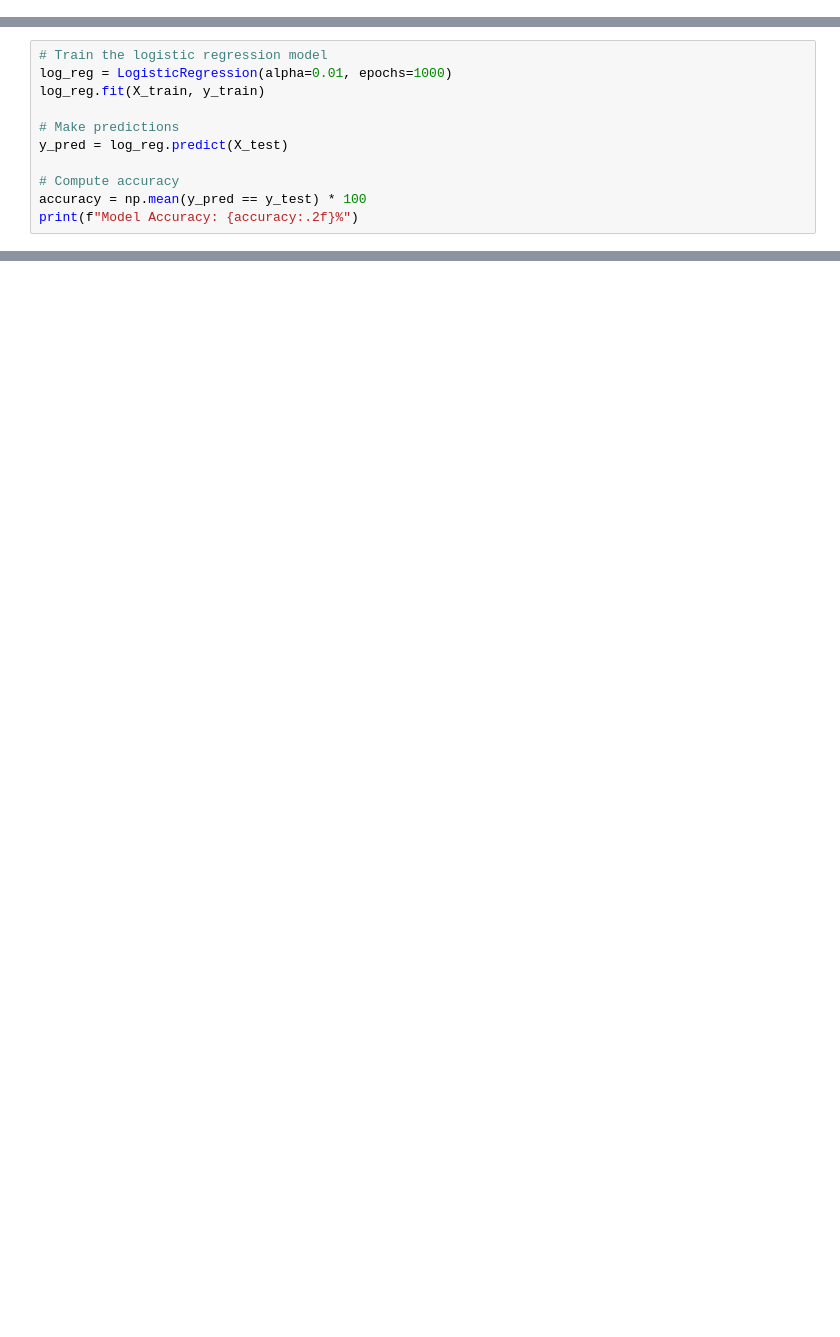
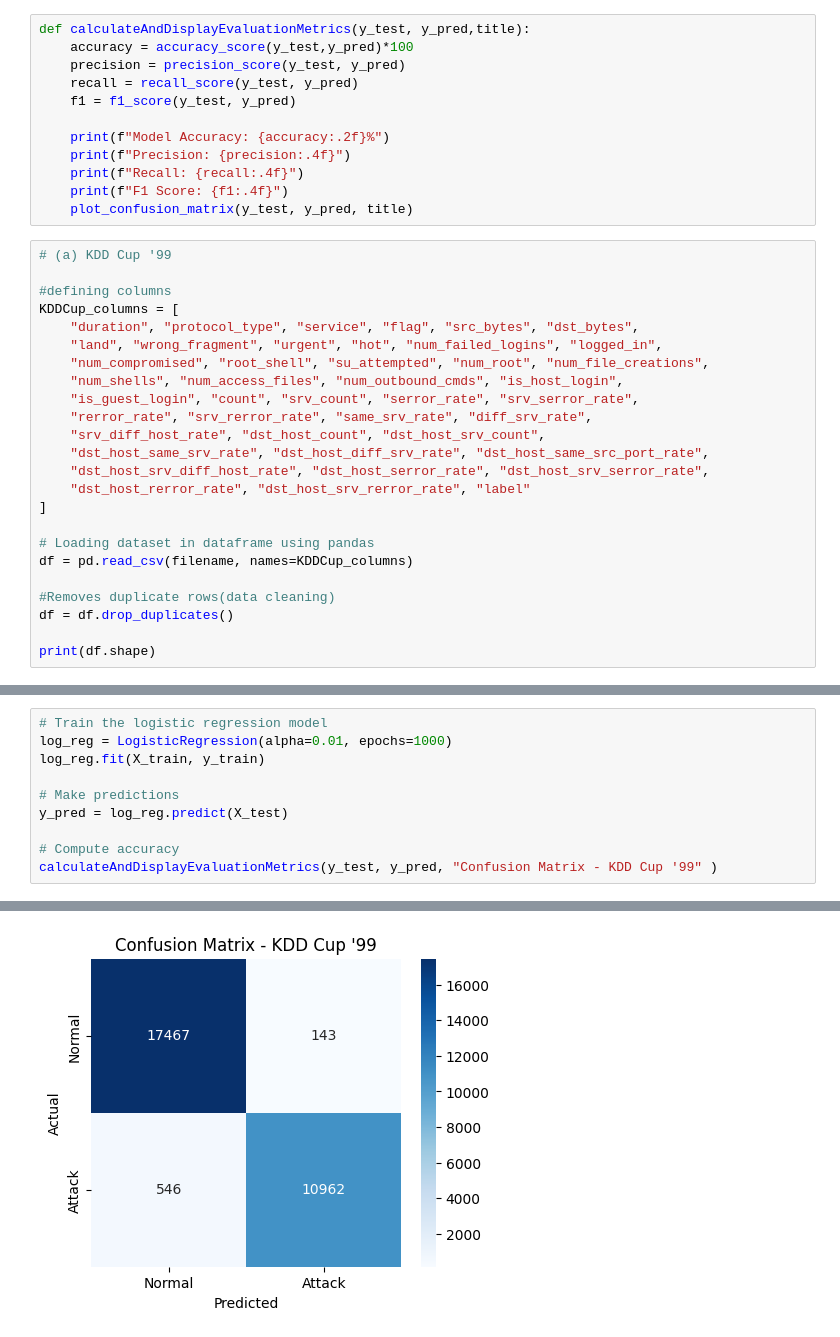
Before and after one commit to Satvik0110/Network-Intrusion-Detector, a Jupyter notebook: NID_using_LR.ipynb, the cells around one changed output, grey strips where cells are left out. Saved outputs shown, nothing was run; the diff lists cells and outputs as text; blank space fills up the shorter version.

Commit message:
Added more evaluation metrics and tried with NSL-KDD

```diff
--- a/NID_using_LR.ipynb
+++ b/NID_using_LR.ipynb
@@ -52,0 +83,36 @@ urlretrieve(url, filename)
+# %%
+def calculateAndDisplayEvaluationMetrics(y_test, y_pred,title):
+    accuracy = accuracy_score(y_test,y_pred)*100
+    precision = precision_score(y_test, y_pred)
+    recall = recall_score(y_test, y_pred)
+    f1 = f1_score(y_test, y_pred)
+
+    print(f"Model Accuracy: {accuracy:.2f}%")
+    print(f"Precision: {precision:.4f}")
+    print(f"Recall: {recall:.4f}")
+    print(f"F1 Score: {f1:.4f}")
+    plot_confusion_matrix(y_test, y_pred, title)
+# %%
+# (a) KDD Cup '99
+
+#defining columns
+KDDCup_columns = [
+    "duration", "protocol_type", "service", "flag", "src_bytes", "dst_bytes",
+    "land", "wrong_fragment", "urgent", "hot", "num_failed_logins", "logged_in",
+    "num_compromised", "root_shell", "su_attempted", "num_root", "num_file_creations",
+    "num_shells", "num_access_files", "num_outbound_cmds", "is_host_login",
+    "is_guest_login", "count", "srv_count", "serror_rate", "srv_serror_rate",
+    "rerror_rate", "srv_rerror_rate", "same_srv_rate", "diff_srv_rate",
+    "srv_diff_host_rate", "dst_host_count", "dst_host_srv_count",
+    "dst_host_same_srv_rate", "dst_host_diff_srv_rate", "dst_host_same_src_port_rate",
+    "dst_host_srv_diff_host_rate", "dst_host_serror_rate", "dst_host_srv_serror_rate",
+    "dst_host_rerror_rate", "dst_host_srv_rerror_rate", "label"
+]
+
+# Loading dataset in dataframe using pandas
+df = pd.read_csv(filename, names=KDDCup_columns)
+
+#Removes duplicate rows(data cleaning)
+df = df.drop_duplicates()
+
+print(df.shape)
@@ -97,6 +153,5 @@ log_reg.fit(X_train, y_train)
 y_pred = log_reg.predict(X_test)
 
 # Compute accuracy
-accuracy = np.mean(y_pred == y_test) * 100
-print(f"Model Accuracy: {accuracy:.2f}%")
+calculateAndDisplayEvaluationMetrics(y_test, y_pred, "Confusion Matrix - KDD Cup '99" )
 # %% [output]
@@ -103,0 +162 @@ Model Accuracy: 98.87%
+[figure, added]
```
Also changed, not shown: parts of 13 cells of this notebook.
